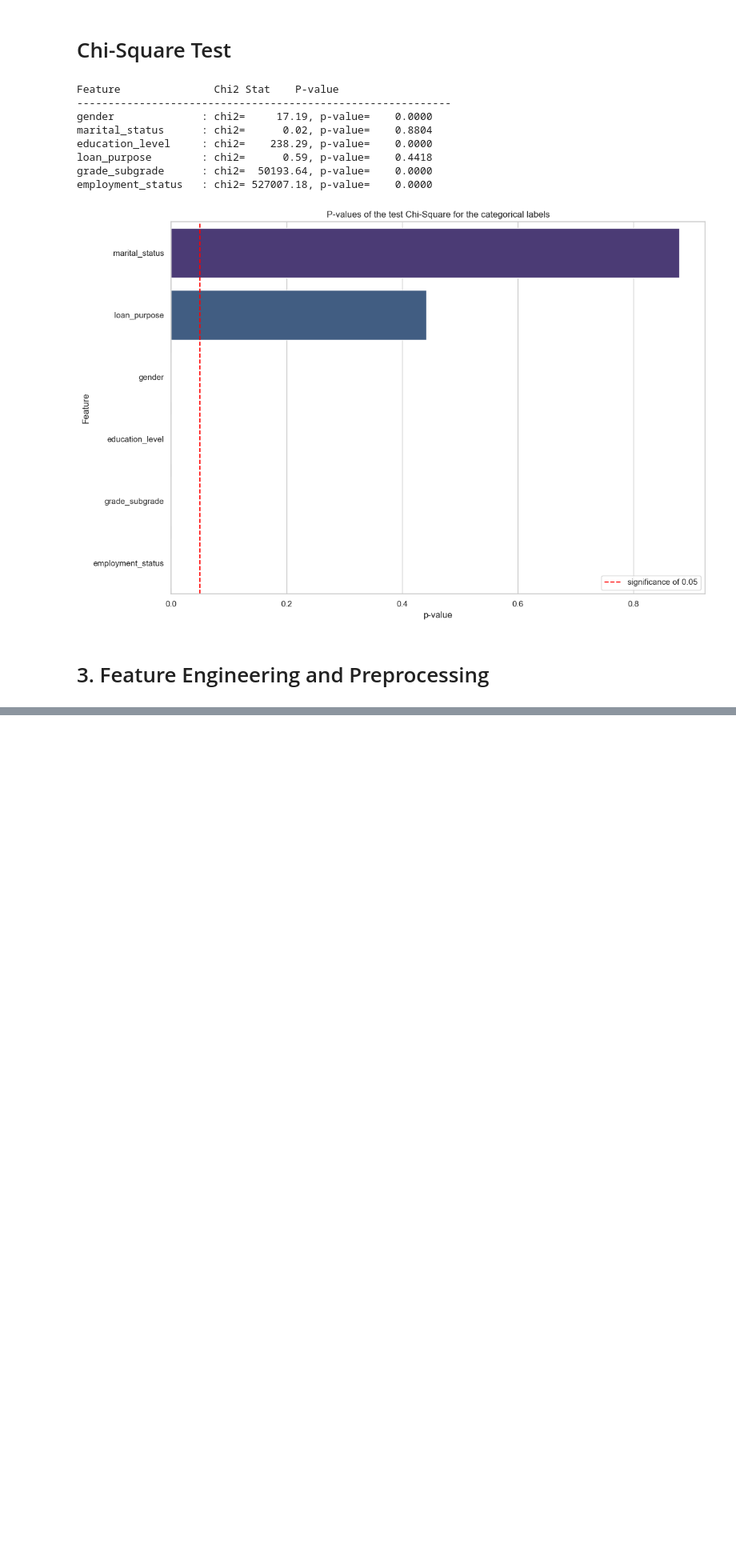
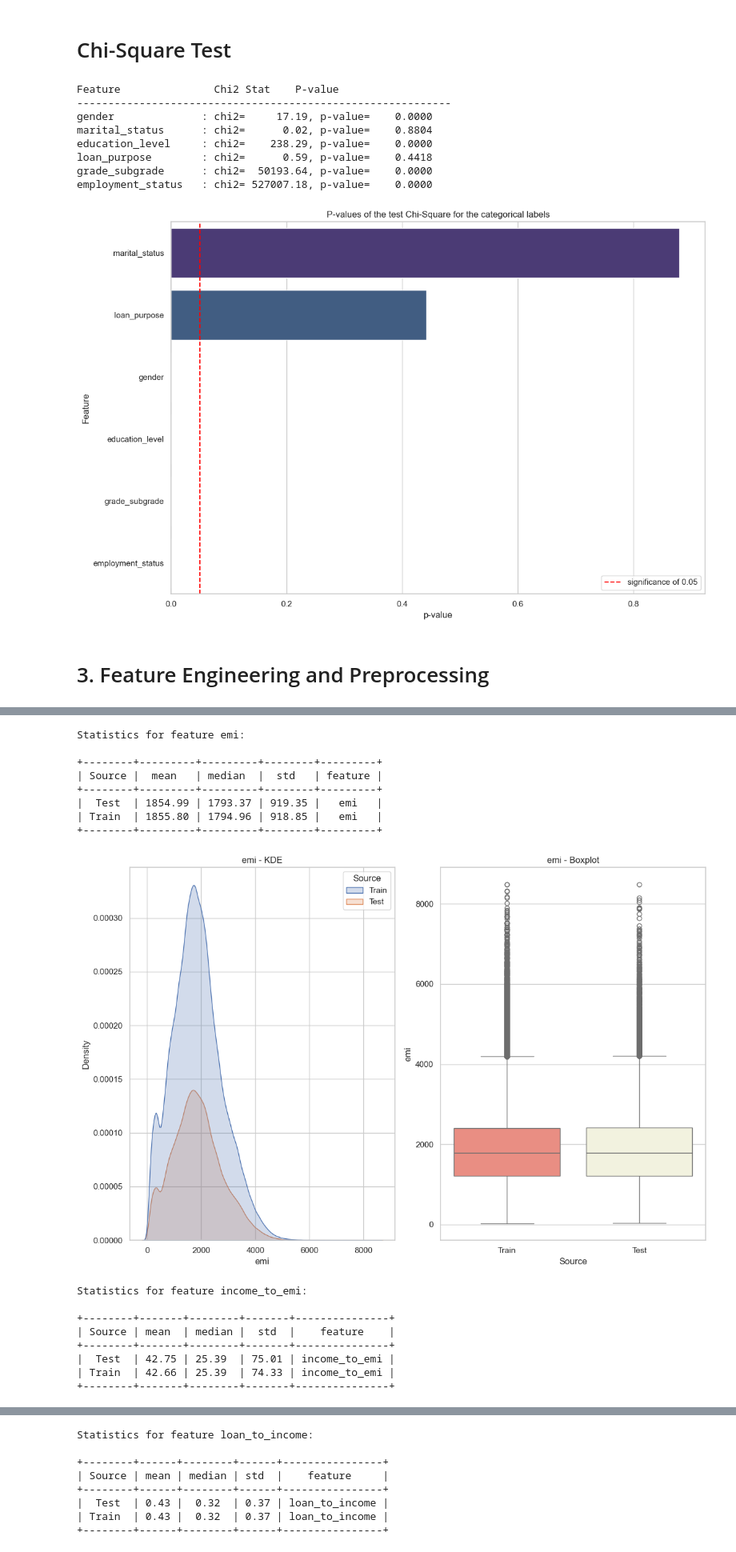
Before and after one commit to victorhrls/Kaggle, a Jupyter notebook: Loan Payback/loan-payback-eda.ipynb, the cells around one changed output, grey strips where cells are left out. Shown at 80% size. Cells and saved outputs as stored; diff of their text form; code cells hidden in the pictures; blank space fills up the shorter version.

```diff
--- a/Loan Payback/loan-payback-eda.ipynb
+++ b/Loan Payback/loan-payback-eda.ipynb
@@ -569,0 +643,15 @@ plt.show()
+# %%
+# Check new features statistics
+print('\n' + '='*60)
+print ( " New features - Descriptive statistics (TRAIN)")
+print("="*60)
+new_features = ['emi', 'income_to_emi', 'loan_to_income', 'available_income']
+print(df_train[new_features].describe())
+
+# Check for any NaN or inf values (train)
+print('\nNan count in train: ')
+print(df_train[new_features].isna().sum())
+
+# Check for any NaN or inf values (test)
+print('\nNaN count in test: ')
+print(df_test[new_features].isna().sum())
@@ -569,0 +676,56 @@ plt.show()
+# %%
+# Train vs Test for new features
+view_train_number_new = df_train[new_features].copy()
+view_train_number_new['Source'] = 'Train'
+
+
+view_test_number_new = df_test[new_features].copy()
+view_test_number_new['Source'] = 'Test'
+
+view_concat_number_new = pd.concat([view_train_number_new,view_test_number_new],ignore_index = True)
+
+# statistics and plots for the features
+
+for col in new_features:
+    # statistics
+
+    stats_col = view_concat_number_new.groupby('Source')[col].agg(['mean','median','std']).reset_index()
+    stats_col['feature'] = col
+
+    # Formate to print
+    stats_col[['mean', 'median', 'std']] = stats_col[['mean', 'median', 'std']].applymap(lambda x: f'{x:.2f}')
+
+    print(f'Statistics for feature {col}:\n')
+    print(tabulate(stats_col, headers='keys', tablefmt='pretty', showindex=False))
+
+    # Create figure with KDE and boxplot
+    fig = plt.figure(figsize = (12,8))
+    ax1 = fig.add_subplot(1,2,1) # KDE
+    ax2 = fig.add_subplot(1,2,2) # Boxplot
+
+    sns.kdeplot(data=view_concat_number_new , x= col, ax = ax1 ,  hue = 'Source' , fill = True)
+    ax1.set_title(f'{col} - KDE')
+
+    sns.boxplot(data=view_concat_number_new, x = 'Source', y= col, ax =ax2, palette = ['salmon','beige'])
+    ax2.set_title(f'{col} - Boxplot')
+
+    plt.tight_layout()
+    plt.show()
+# %% [output]
+Statistics for feature emi:
+
++--------+---------+---------+--------+---------+
+| Source |  mean   | median  |  std   | feature |
++--------+---------+---------+--------+---------+
+|  Test  | 1854.99 | 1793.37 | 919.35 |   emi   |
+| Train  | 1855.80 | 1794.96 | 918.85 |   emi   |
++--------+---------+---------+--------+---------+
+[figure, added]
+Statistics for feature income_to_emi:
+
++--------+-------+--------+-------+---------------+
+| Source | mean  | median |  std  |    feature    |
++--------+-------+--------+-------+---------------+
+|  Test  | 42.75 | 25.39  | 75.01 | income_to_emi |
+| Train  | 42.66 | 25.39  | 74.33 | income_to_emi |
++--------+-------+--------+-------+---------------+
@@ -569,0 +733,8 @@ plt.show()
+Statistics for feature loan_to_income:
+
++--------+------+--------+------+----------------+
+| Source | mean | median | std  |    feature     |
++--------+------+--------+------+----------------+
+|  Test  | 0.43 |  0.32  | 0.37 | loan_to_income |
+| Train  | 0.43 |  0.32  | 0.37 | loan_to_income |
++--------+------+--------+------+----------------+
```
Also changed, not shown: parts of 9 cells of this notebook.
